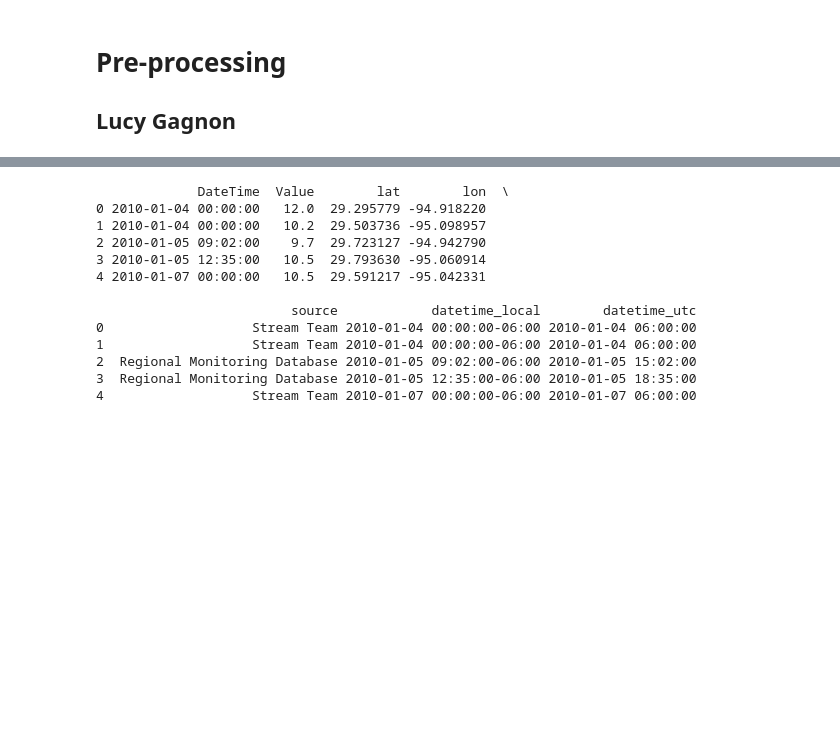
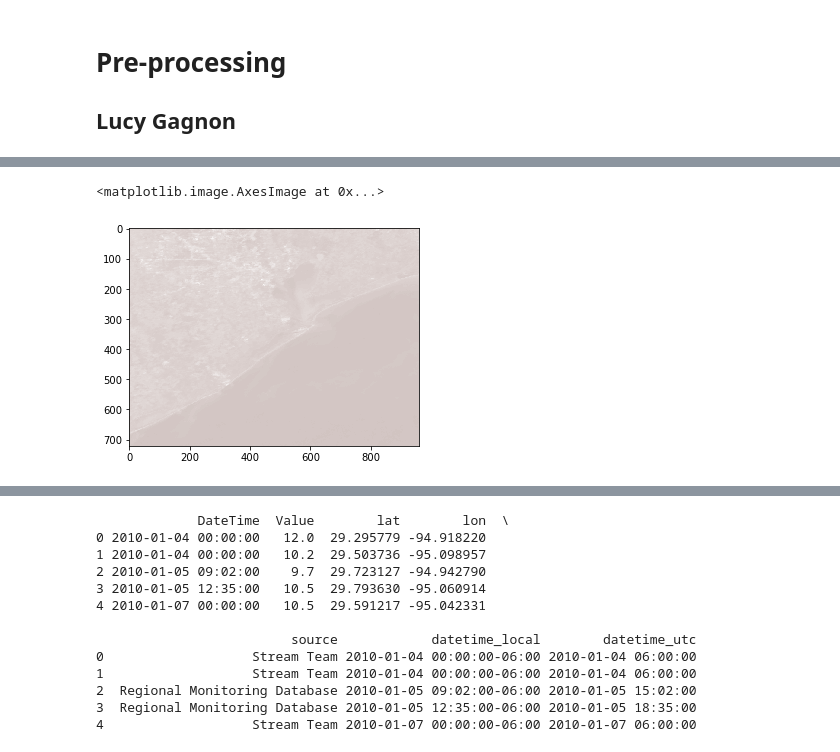
Before and after one commit to inmang13/ESDA_FinalProj_GalvestonBay, a Jupyter notebook: preprocess.ipynb, the cells around one changed output, grey strips where cells are left out. Drawn from its saved outputs; the diff is of its cells as text; code cells hidden in the pictures; blank space fills up the shorter version.

Commit message:
dataset rough draft, cleaning needed

```diff
--- a/preprocess.ipynb
+++ b/preprocess.ipynb
@@ -28,11 +19,9 @@ files
+# %%
+#load sample MODIS
+data_file = '/shared_space/Galveston_Bay/MODIS_files/MYD09GQ.061_sur_refl_b01_1_doy2019364000000_aid0001.tif'
 # %%
-import rasterio
-
-# Define the path to your TIFF file
-tif_file_path = '/shared_space/Galveston_Bay/MODIS_250/MYD09GQ.061_QC_250m_1_doy2020022000000_aid0001.tif'
-
 # Open the TIFF file in read mode ('r')
-with rasterio.open(tif_file_path, 'r') as dataset:
+with rasterio.open(data_file, 'r') as dataset:
     # You can now access various properties of the dataset
     print(f"Driver: {dataset.driver}")
     print(f"CRS: {dataset.crs}")
@@ -92,0 +60,7 @@ print(all_data)
+# %%
+import matplotlib.pyplot as plt
+%matplotlib inline
+plt.imshow(band1_data, cmap = 'terrain')
+# %% [output]
+<matplotlib.image.AxesImage at 0x...>
+[figure, added]
```
Also changed, not shown: parts of 32 cells of this notebook.
